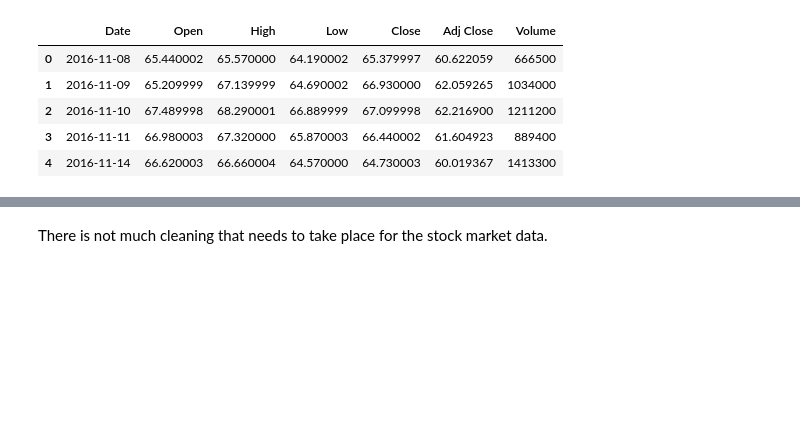
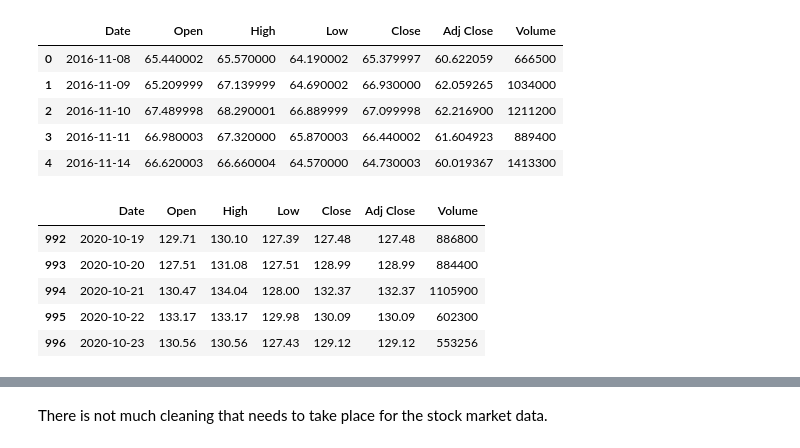
Before and after one commit to cybertraining-dsc/cybertraining-dsc.github.io-v1, a Jupyter notebook: docs/report/fa20-523-307/project/Analysis of Financial Markets based on President Trump's Tweets.ipynb, the cells around one changed output, grey strips where cells are left out. Drawn from its saved outputs; the diff is of its cells as text; code cells hidden in the pictures; blank space fills up the shorter version.

```diff
--- a/docs/report/fa20-523-307/project/Analysis of Financial Markets based on President Trump's Tweets.ipynb
+++ b/docs/report/fa20-523-307/project/Analysis of Financial Markets based on President Trump's Tweets.ipynb
@@ -184,6 +186,15 @@ stock_data.head()
 | 2 | 2016-11-10 | 67.489998 | 68.290001 | 66.889999 | 67.099998 | 62.216900 | 1211200 |
 | 3 | 2016-11-11 | 66.980003 | 67.320000 | 65.870003 | 66.440002 | 61.604923 | 889400 |
 | 4 | 2016-11-14 | 66.620003 | 66.660004 | 64.570000 | 64.730003 | 60.019367 | 1413300 |
+# %%
+stock_data.tail()
+# %% [output]
+|  | Date | Open | High | Low | Close | Adj Close | Volume |
+| 992 | 2020-10-19 | 129.71 | 130.10 | 127.39 | 127.48 | 127.48 | 886800 |
+| 993 | 2020-10-20 | 127.51 | 131.08 | 127.51 | 128.99 | 128.99 | 884400 |
+| 994 | 2020-10-21 | 130.47 | 134.04 | 128.00 | 132.37 | 132.37 | 1105900 |
+| 995 | 2020-10-22 | 133.17 | 133.17 | 129.98 | 130.09 | 130.09 | 602300 |
+| 996 | 2020-10-23 | 130.56 | 130.56 | 127.43 | 129.12 | 129.12 | 553256 |
 # %%
 stock_data.shape
 # %% [output]
```
Also changed, not shown: parts of 14 cells of this notebook, 5 other files.
